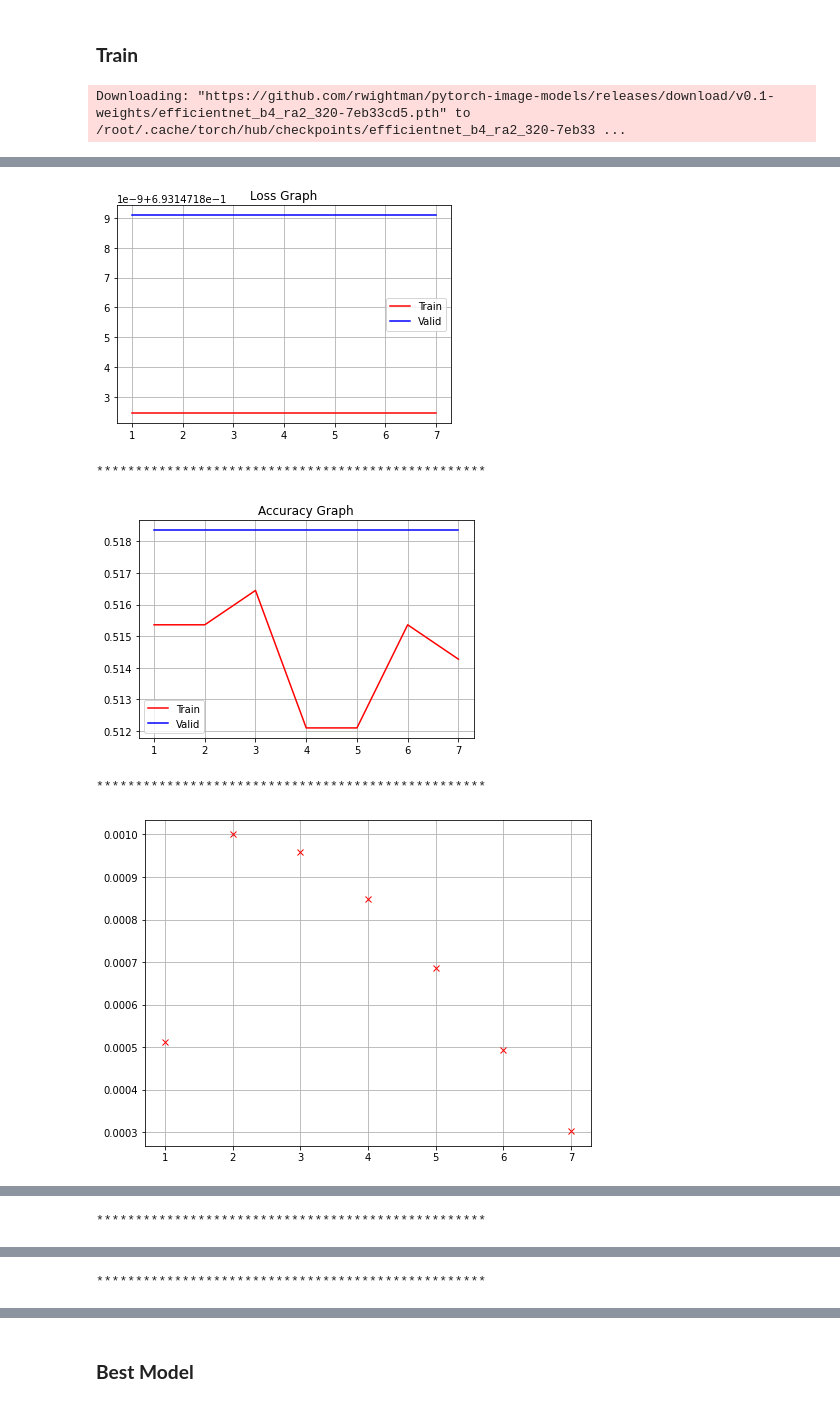
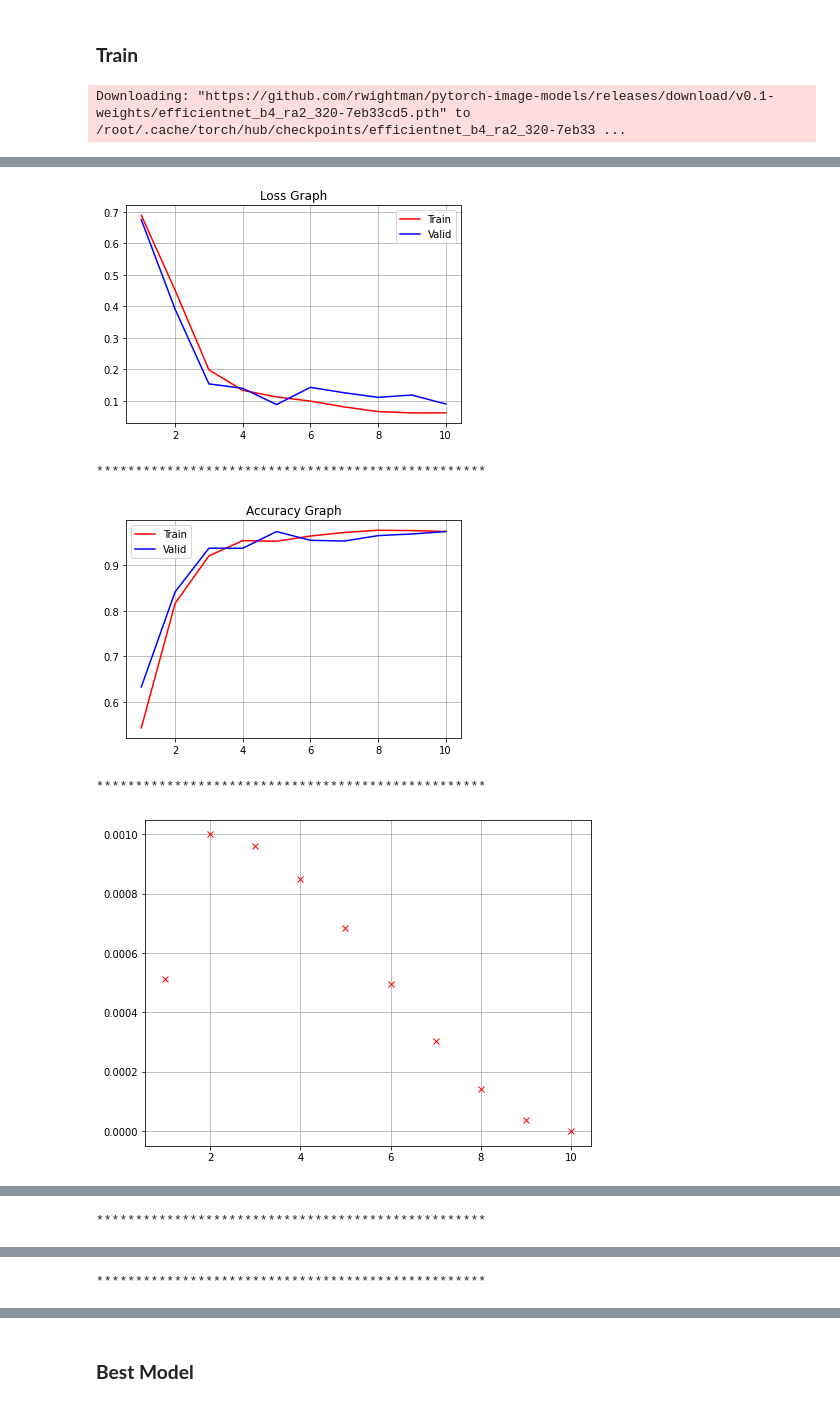
Before and after one commit to pcs-work/Kaggle-Notebooks, a Jupyter notebook: scv/scv-en4-a224-e10.ipynb, the cells around one changed output, grey strips where cells are left out. Drawn from its saved outputs; the diff is of its cells as text; code cells hidden in the pictures.

```diff
--- a/scv/scv-en4-a224-e10.ipynb
+++ b/scv/scv-en4-a224-e10.ipynb
@@ -195,7 +195,7 @@ class Model(nn.Module):
         self.model.classifier = nn.Linear(in_features=self.model.classifier.in_features, out_features=1)
 
     def forward(self, x):
-        return nn.LogSoftmax(dim=1)(self.model(x))
+        return self.model(x)
 # %% [markdown]
 ### **Fit and Predict**
 # %%
@@ -362,7 +362,7 @@ BAs: list = []
 cfg.batch_size = 64
 cfg.epochs = 10
 
-for tr_idx, va_idx in StratifiedKFold(n_splits=cfg.n_splits, random_state=cfg.seed, shuffle=True).split(filepaths, labels):
+for tr_idx, va_idx in KFold(n_splits=cfg.n_splits, random_state=cfg.seed, shuffle=True).split(filepaths):
 
     tr_filepaths, va_filepaths = filepaths[tr_idx], filepaths[va_idx]
     tr_labels, va_labels       = labels[tr_idx], labels[va_idx]
@@ -464,10 +464,10 @@ Time Taken [7 Epochs] : 7.11 minutes
 
 **************************************************
-[figure, old version]
+[figure, new version]
 **************************************************
-[figure, old version]
+[figure, new version]
 **************************************************
-[figure, old version]
+[figure, new version]
 **************************************************
 
 
```
Also changed, not shown: parts of 3 cells of this notebook.
